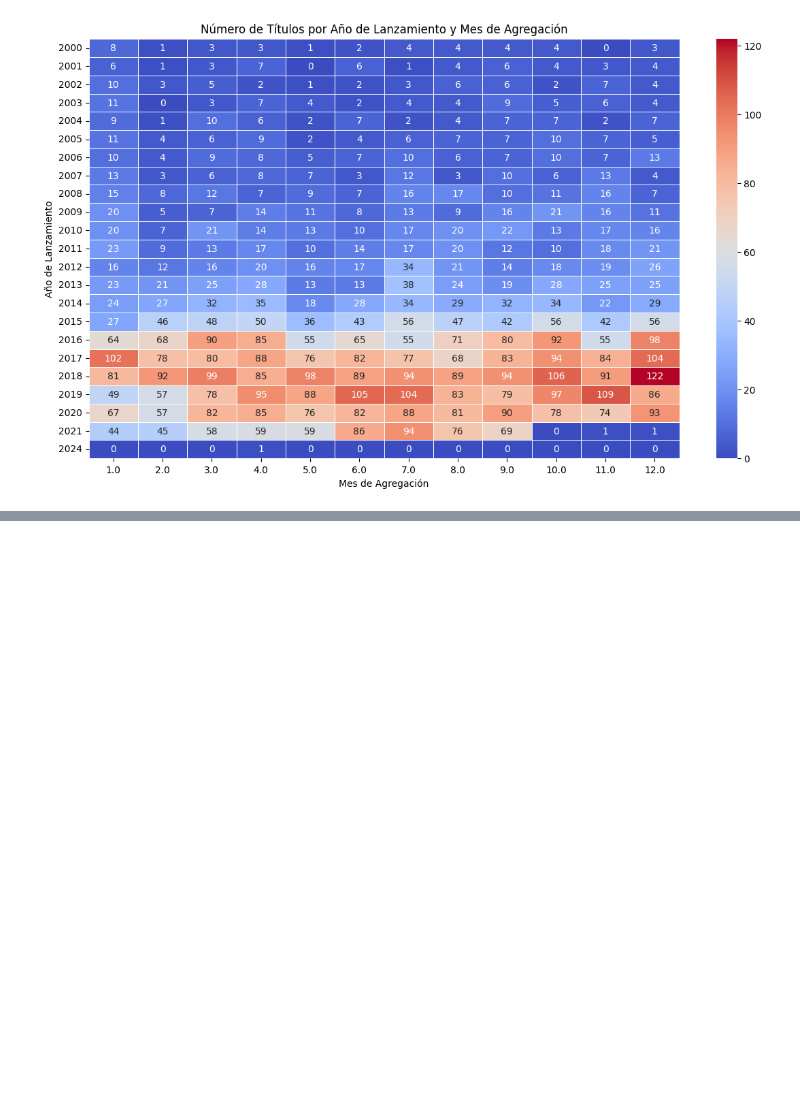
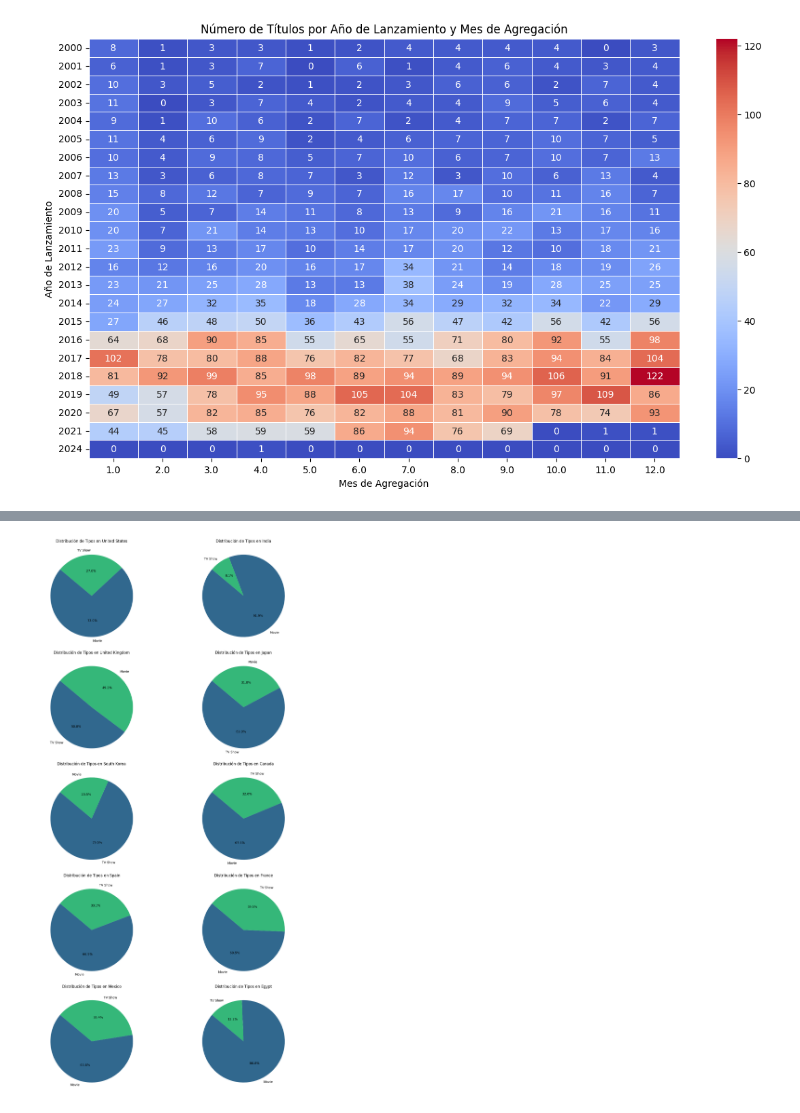
Before and after one commit to leandroabritez/Netflix-Movies-and-TV-Shows, a Jupyter notebook: 3.Análisis.ipynb, the cells around one changed output, grey strips where cells are left out. Saved outputs shown, nothing was run; the diff lists cells and outputs as text; code cells hidden in the pictures; blank space fills up the shorter version.

```diff
--- a/3.Análisis.ipynb
+++ b/3.Análisis.ipynb
@@ -254,0 +356,22 @@ plt.show()
+# %%
+# Filtrar el dataframe para incluir solo los datos de los 10 países principales
+top_10_countries_list = top_10_countries['country'].tolist()
+df_top_10 = df[df['country'].isin(top_10_countries_list)]
+
+# Crear subplots para la distribución de `type` en cada país
+fig, axes = plt.subplots(5, 2, figsize=(16, 25))  # Ajusta el tamaño según sea necesario
+axes = axes.flatten()  # Aplanar la matriz para facilitar el acceso
+
+for i, country in enumerate(top_10_countries_list):
+    country_data = df_top_10[df_top_10['country'] == country]
+    type_counts = country_data['type'].value_counts()
+
+    # Crear gráfico de anillo
+    axes[i].pie(type_counts, labels=type_counts.index, autopct='%1.1f%%', startangle=140, colors=sns.color_palette('viridis', len(type_counts)))
+    axes[i].set_title(f'Distribución de Tipos en {country}')
+
+# Ajustar los espacios entre subplots
+plt.tight_layout()
+plt.show()
+# %% [output]
+[figure, added]
```
Also changed, not shown: parts of 22 cells of this notebook, 4 other files.
